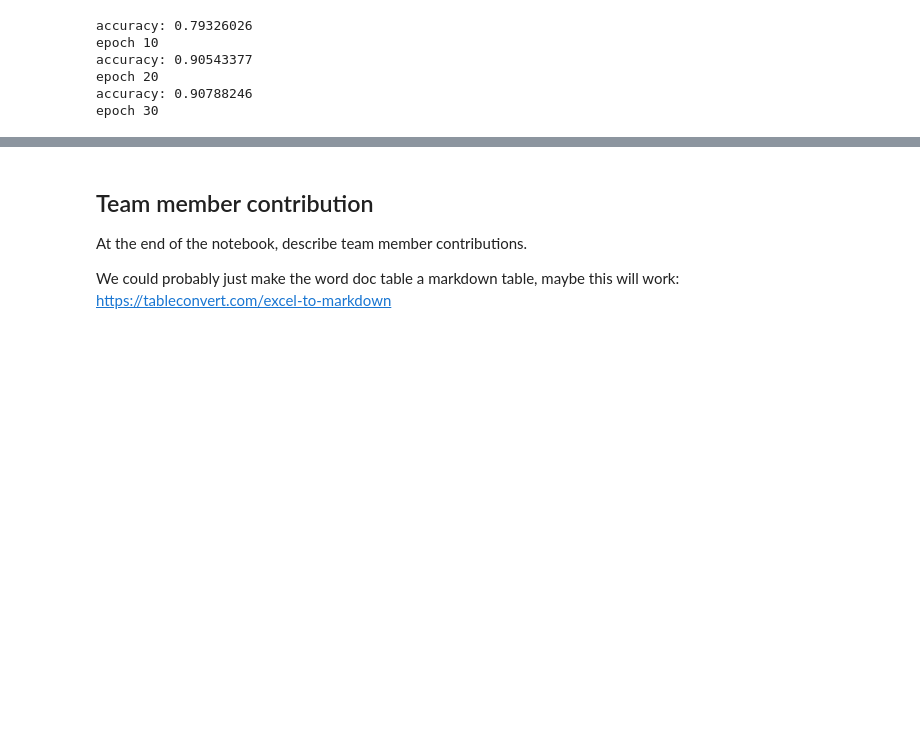
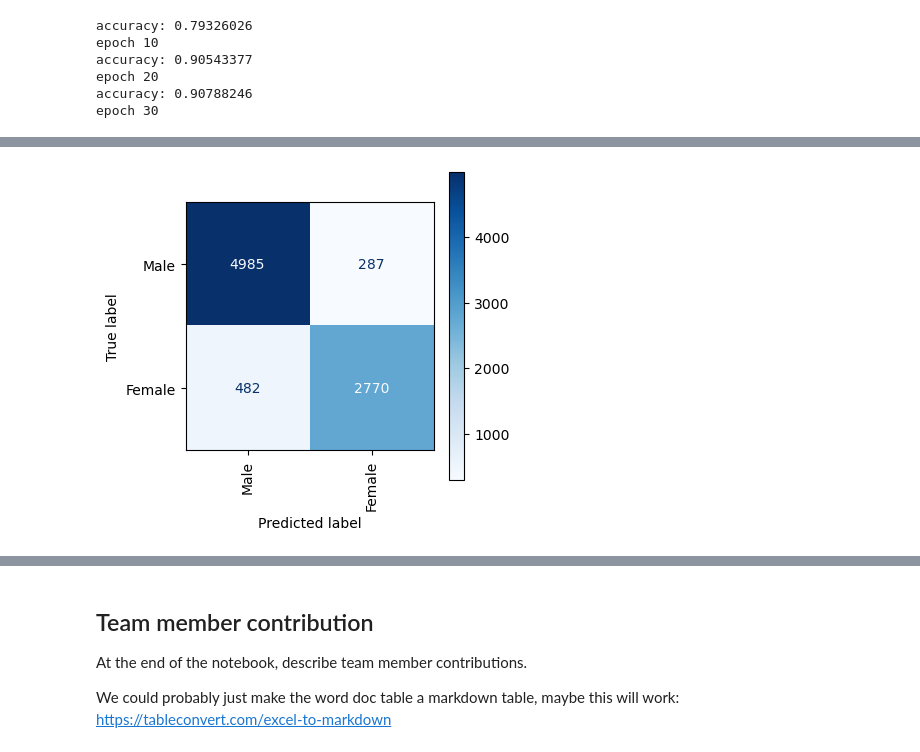
Before and after one commit to mikylab/all-ears, a Jupyter notebook: all_ears.ipynb, the cells around one changed output, grey strips where cells are left out. Drawn from its saved outputs; the diff is of its cells as text; code cells hidden in the pictures; blank space fills up the shorter version.

```diff
--- a/all_ears.ipynb
+++ b/all_ears.ipynb
@@ -341,0 +351,4 @@ shared_utils.confusion_matrix(dataset_augmentations, binary_model_clean, device)
+# %%
+shared_utils.confusionMatrix(dataset_augmentations, binary_model, device)
+# %% [output]
+[figure, added]
```
Also changed, not shown: parts of 12 cells of this notebook.
